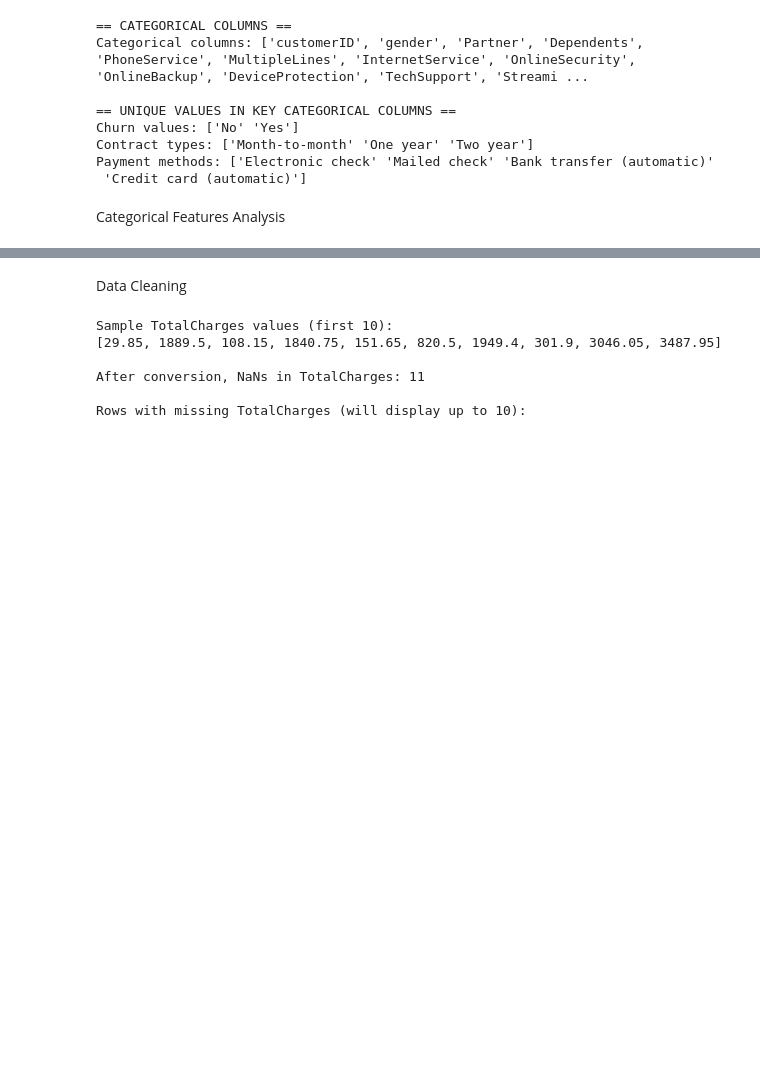
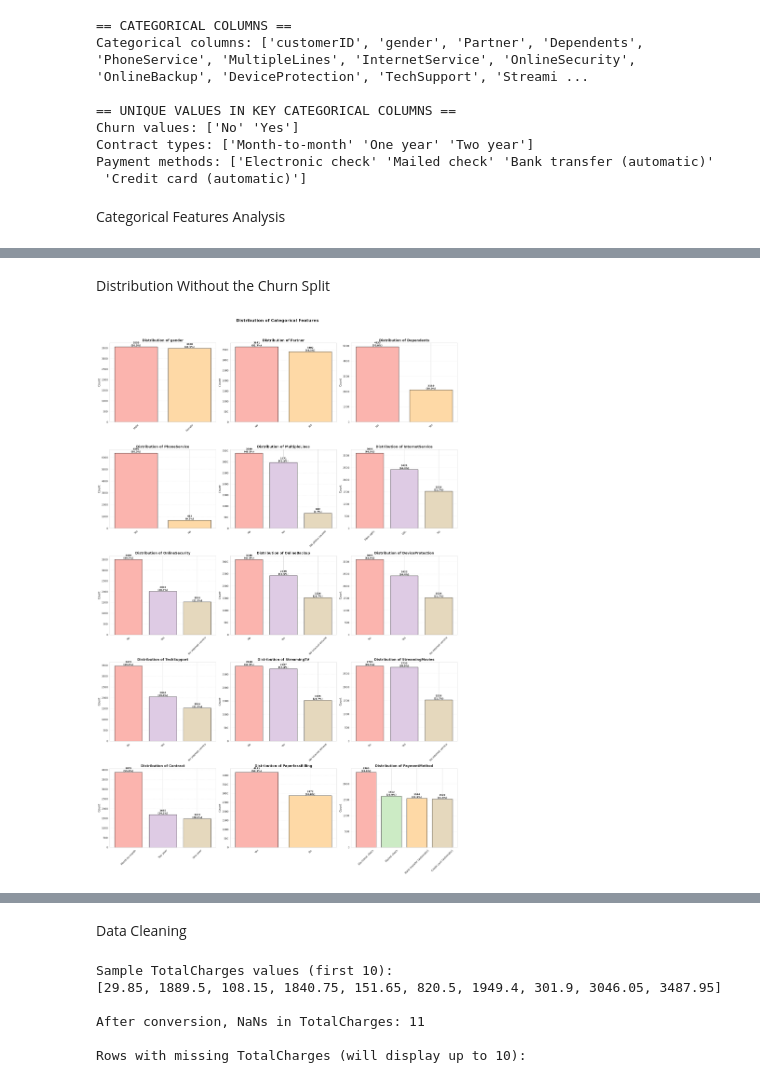
Before and after one commit to sanulisiya/Telco-churn-prediction20231263, a Jupyter notebook: Machine_Learning_Coursework.ipynb, the cells around one changed output, grey strips where cells are left out. Drawn from its saved outputs; the diff is of its cells as text; code cells hidden in the pictures; blank space fills up the shorter version.

```diff
--- a/Machine_Learning_Coursework.ipynb
+++ b/Machine_Learning_Coursework.ipynb
@@ -363,0 +213,45 @@ BAR PLOTS OF CATEGORICAL FEATURES
+# %% [markdown]
+Distribution Without the Churn Split
+# %%
+# Bar plots with percentages
+cat_features = [
+    'gender', 'Partner', 'Dependents',
+    'PhoneService', 'MultipleLines', 'InternetService',
+    'OnlineSecurity', 'OnlineBackup', 'DeviceProtection',
+    'TechSupport', 'StreamingTV', 'StreamingMovies',
+    'Contract', 'PaperlessBilling', 'PaymentMethod'
+]
+
+fig, axes = plt.subplots(5, 3, figsize=(20, 30))
+axes = axes.flatten()
+
+for idx, col in enumerate(cat_features):
+    ax = axes[idx]
+
+    # Get value counts and percentages
+    counts = df[col].value_counts()
+    percentages = (counts / len(df) * 100).round(1)
+
+    # Create bar plot with better colors
+    colors = plt.cm.Pastel1(np.arange(len(counts)) / len(counts))
+    bars = ax.bar(counts.index, counts.values, color=colors, edgecolor='black')
+
+    # Formatting
+    ax.set_title(f'Distribution of {col}', fontsize=13, fontweight='bold')
+    ax.set_xlabel('')
+    ax.set_ylabel('Count', fontsize=11)
+    ax.tick_params(axis='x', rotation=45, labelsize=10)
+    ax.grid(axis='y', alpha=0.3, linestyle='--')
+
+    # Add count and percentage labels
+    for i, (bar, count, percent) in enumerate(zip(bars, counts.values, percentages.values)):
+        height = bar.get_height()
+        ax.text(bar.get_x() + bar.get_width()/2., height,
+               f'{count}\n({percent}%)', ha='center', va='bottom',
+               fontsize=9, fontweight='bold')
+
+plt.suptitle('Distribution of Categorical Features', fontsize=16, fontweight='bold', y=1.02)
+plt.tight_layout()
+plt.show()
+# %% [output]
+[figure, added]
```
Also changed, not shown: parts of 91 cells of this notebook.
